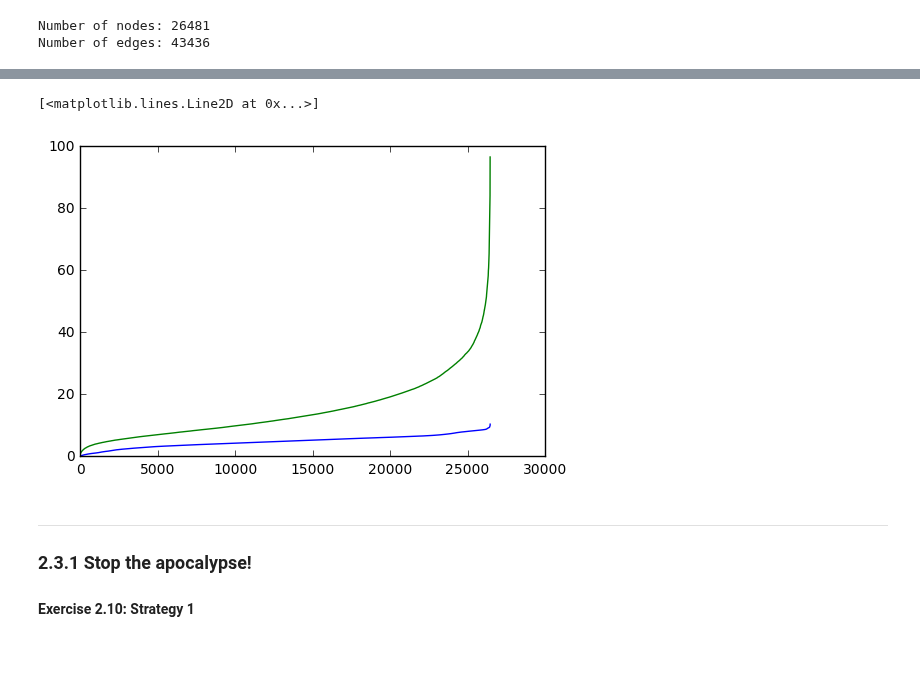
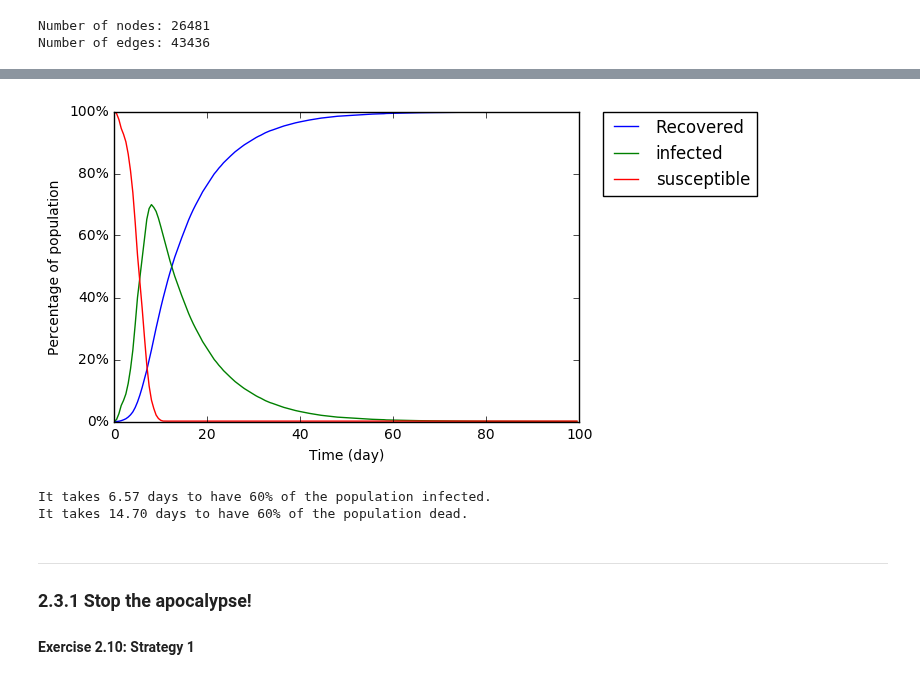
Before and after one commit to raphaelBarman/internetAnalytics, a Jupyter notebook: ix-lab2/notebooks/ix-lab2-notebook-part3.ipynb, the cells around one changed output, grey strips where cells are left out. Drawn from its saved outputs; the diff is of its cells as text; code cells hidden in the pictures; blank space fills up the shorter version.

```diff
--- a/ix-lab2/notebooks/ix-lab2-notebook-part3.ipynb
+++ b/ix-lab2/notebooks/ix-lab2-notebook-part3.ipynb
@@ -61,11 +62,21 @@ Epidemic stopped after 100.25 days | 100.25 days elapsed | 0.1% susceptible, 0.0
-# %%
-# plotting value, need to inverse plot
-nb_nodes = nx.number_of_nodes(graph)
-susc_nodes = nb_nodes - 1 # all except source
-plt.plot(sorted(sir.inf_time))
-plt.plot(sorted(sir.rec_time))
-
-#susc_nodes = total nodes - nodes infected at time t, can a recovered node be infected again?
-# %% [output]
-[<matplotlib.lines.Line2D at 0x...>]
-[figure, removed]
+# %%
+nb_nodes = nx.number_of_nodes(graph)
+def percentage_recovered(t):
+    return len([x for x in sir.rec_time if x < t])/nb_nodes
+def percentage_infected(t):
+    return len([x for x in sir.inf_time if x < t])/nb_nodes-percentage_recovered(t)
+def percentage_susceptible(t):
+    return 1-percentage_infected(t)-percentage_recovered(t)
+# %%
+time = np.arange(0.0,100.0,0.5)
+ax = plt.subplot(1,1,1)
+ax.plot(time,np.vectorize(percentage_recovered)(time),label="Recovered")
+ax.plot(time,np.vectorize(percentage_infected)(time), label="infected")
+ax.plot(time,np.vectorize(percentage_susceptible)(time), label="susceptible")
+ax.set_xlabel('Time (day)')
+ax.set_ylabel('Percentage of population')
+ax.legend(bbox_to_anchor=(1.05, 1), loc=2, borderaxespad=0.)
+def pct(x,pos): return "{}%".format(int(x*100))
+ax.yaxis.set_major_formatter(plt.FuncFormatter(pct))
+# %% [output]
+[figure, added]
@@ -72,3 +93,9 @@ plt.plot(sorted(sir.rec_time))
+# %%
+print("It takes %.2f"% (bisection((lambda t:percentage_infected(t)-0.6),0,20)), "days to have 60% of the population infected.")
+print("It takes %.2f"% (bisection((lambda t:percentage_recovered(t)-0.6),0,40)), "days to have 60% of the population dead.")
+# %% [output]
+It takes 6.57 days to have 60% of the population infected.
+It takes 14.70 days to have 60% of the population dead.
 # %% [markdown]
 ---
 
```
Also changed, not shown: parts of 3 cells of this notebook, 3 other files.
